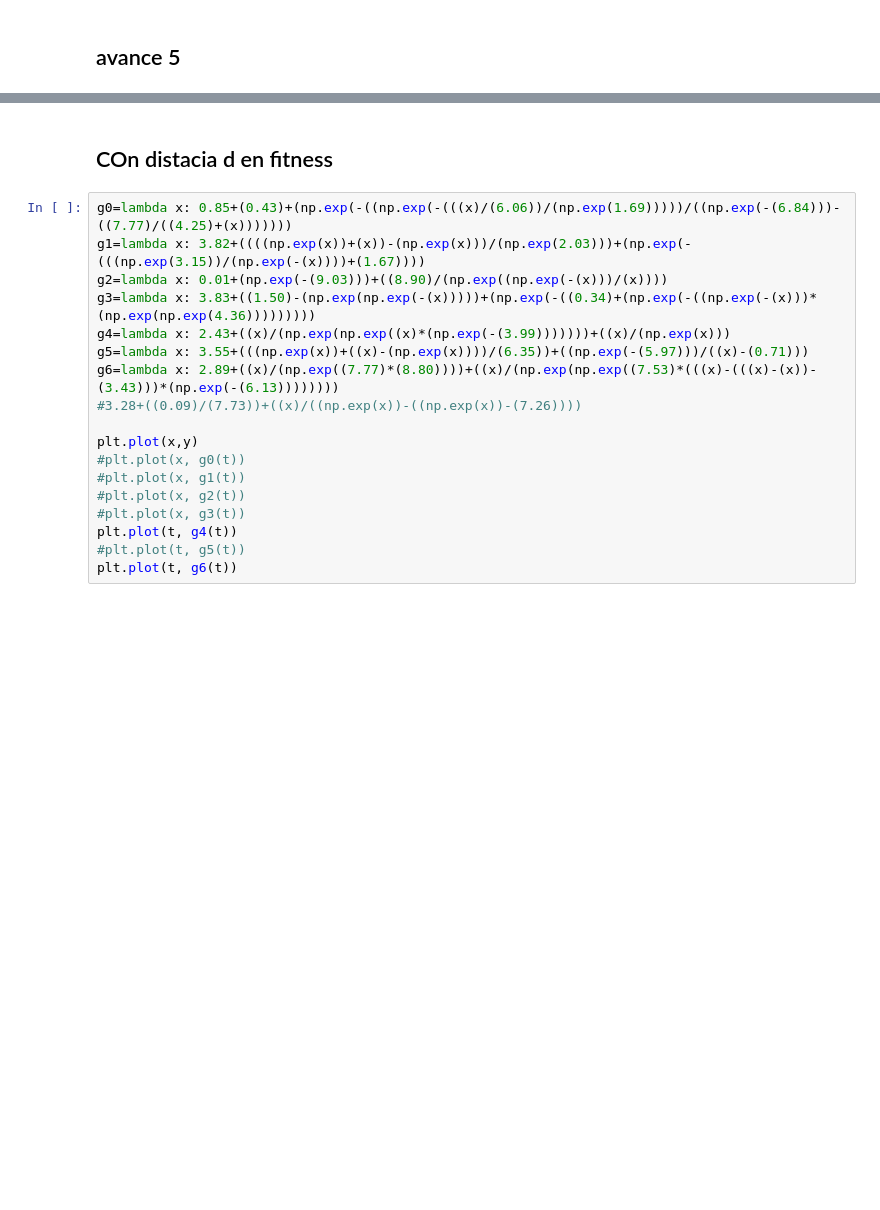
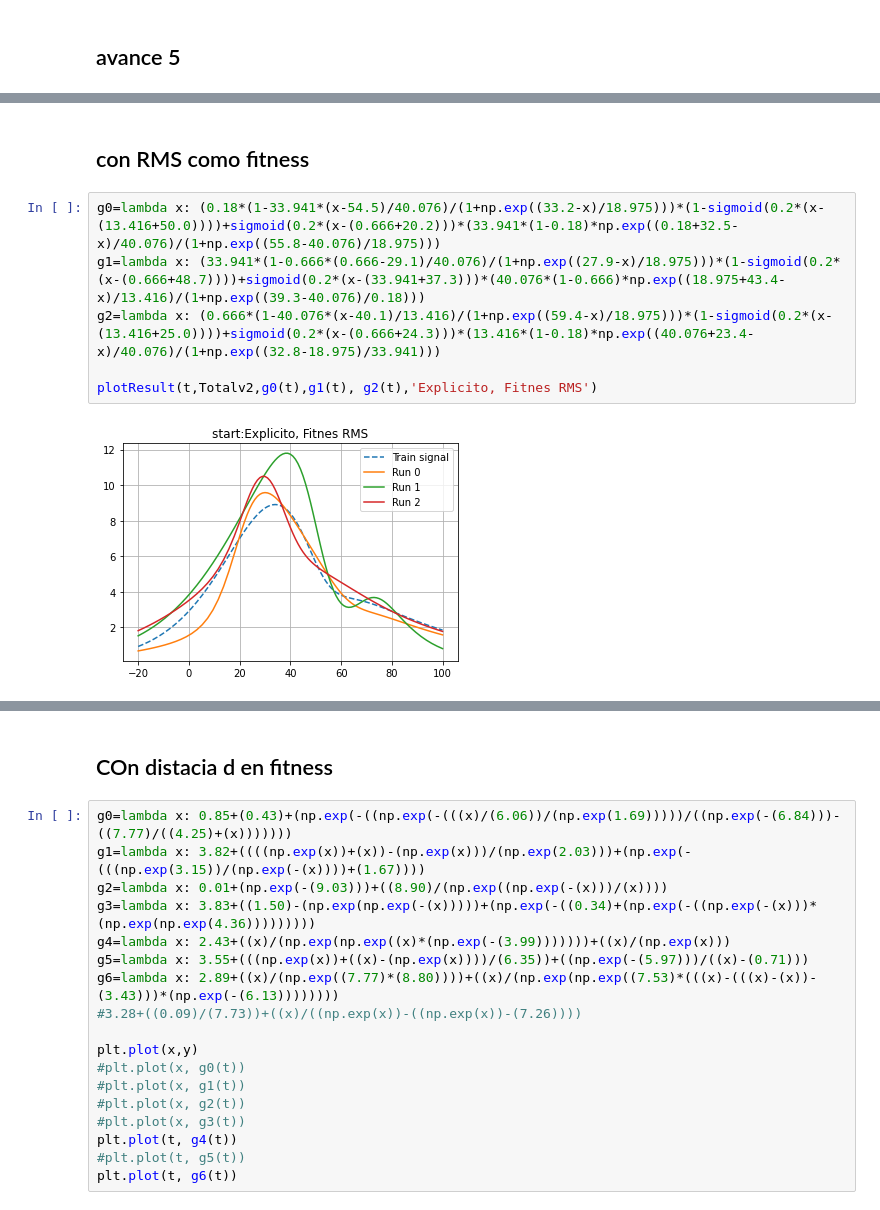
Before and after one commit to nfierroflo/Evolutionary-computation, a Jupyter notebook: evolutivacompletoc1.ipynb, the cells around one changed output, grey strips where cells are left out. Drawn from its saved outputs; the diff is of its cells as text; blank space fills up the shorter version.

```diff
--- a/evolutivacompletoc1.ipynb
+++ b/evolutivacompletoc1.ipynb
@@ -155,0 +147,10 @@ Text(0.5, 1.0, 'Start: num + exp +exp')
+# %% [markdown]
+## con RMS como fitness
+# %%
+g0=lambda x: (0.18*(1-33.941*(x-54.5)/40.076)/(1+np.exp((33.2-x)/18.975)))*(1-sigmoid(0.2*(x-(13.416+50.0))))+sigmoid(0.2*(x-(0.666+20.2)))*(33.941*(1-0.18)*np.exp((0.18+32.5-x)/40.076)/(1+np.exp((55.8-40.076)/18.975)))
+g1=lambda x: (33.941*(1-0.666*(0.666-29.1)/40.076)/(1+np.exp((27.9-x)/18.975)))*(1-sigmoid(0.2*(x-(0.666+48.7))))+sigmoid(0.2*(x-(33.941+37.3)))*(40.076*(1-0.666)*np.exp((18.975+43.4-x)/13.416)/(1+np.exp((39.3-40.076)/0.18)))
+g2=lambda x: (0.666*(1-40.076*(x-40.1)/13.416)/(1+np.exp((59.4-x)/18.975)))*(1-sigmoid(0.2*(x-(13.416+25.0))))+sigmoid(0.2*(x-(0.666+24.3)))*(13.416*(1-0.18)*np.exp((40.076+23.4-x)/40.076)/(1+np.exp((32.8-18.975)/33.941)))
+
+plotResult(t,Totalv2,g0(t),g1(t), g2(t),'Explicito, Fitnes RMS')
+# %% [output]
+[figure, added]
```
Also changed, not shown: parts of 19 cells of this notebook.
